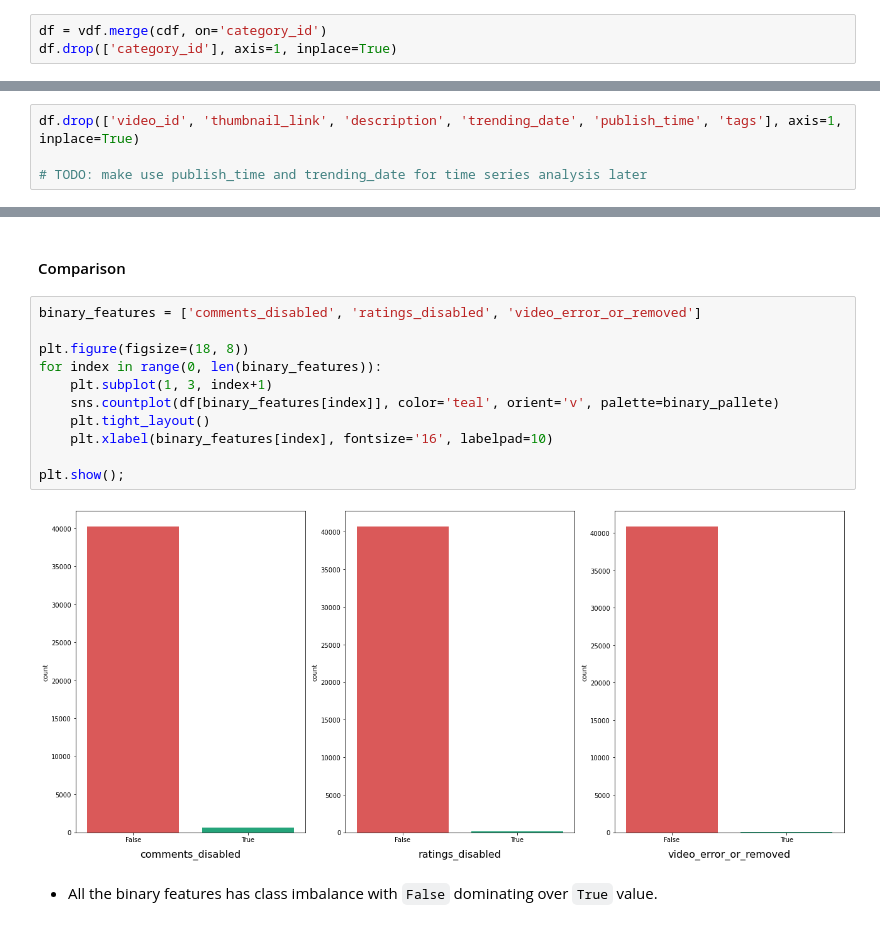
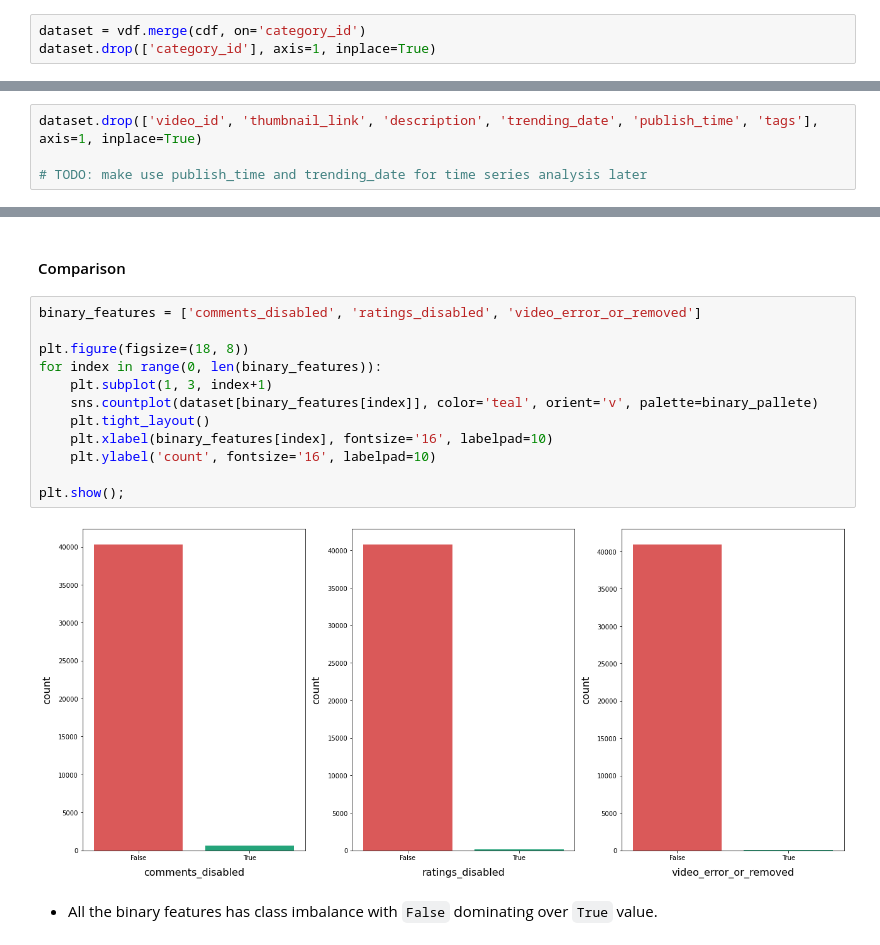
Before and after one commit to dendihandian/data-portfolio, a Jupyter notebook: youtube-views/youtube-views.ipynb, the cells around one changed output, grey strips where cells are left out. Drawn from its saved outputs; the diff is of its cells as text.

```diff
--- a/youtube-views/youtube-views.ipynb
+++ b/youtube-views/youtube-views.ipynb
@@ -68,7 +70,7 @@ cdf.category_id = cdf.category_id.astype('int64')
 # %% [markdown]
 #### Merging Data
 # %%
-df = vdf.merge(cdf, on='category_id')
-df.drop(['category_id'], axis=1, inplace=True)
+dataset = vdf.merge(cdf, on='category_id')
+dataset.drop(['category_id'], axis=1, inplace=True)
 # %% [markdown]
 ### Variables and Functions
@@ -121,7 +149,7 @@ memory usage: 4.5+ MB
 # %% [markdown]
 ### Removing Unnecessary Features
 # %%
-df.drop(['video_id', 'thumbnail_link', 'description', 'trending_date', 'publish_time', 'tags'], axis=1, inplace=True)
+dataset.drop(['video_id', 'thumbnail_link', 'description', 'trending_date', 'publish_time', 'tags'], axis=1, inplace=True)
 
 # TODO: make use publish_time and trending_date for time series analysis later
 # %% [markdown]
@@ -217,16 +245,17 @@ plt.show();
 # %%
 binary_features = ['comments_disabled', 'ratings_disabled', 'video_error_or_removed']
 
 plt.figure(figsize=(18, 8))
 for index in range(0, len(binary_features)):
     plt.subplot(1, 3, index+1)
-    sns.countplot(df[binary_features[index]], color='teal', orient='v', palette=binary_pallete)
+    sns.countplot(dataset[binary_features[index]], color='teal', orient='v', palette=binary_pallete)
     plt.tight_layout()
     plt.xlabel(binary_features[index], fontsize='16', labelpad=10)
+    plt.ylabel('count', fontsize='16', labelpad=10)
 
 plt.show();
 # %% [output]
-[figure, old version]
+[figure, new version]
 # %% [markdown]
 - All the binary features has class imbalance with `False` dominating over `True` value.
 # %%
```
Also changed, not shown: parts of 37 cells of this notebook, 1 other file.
